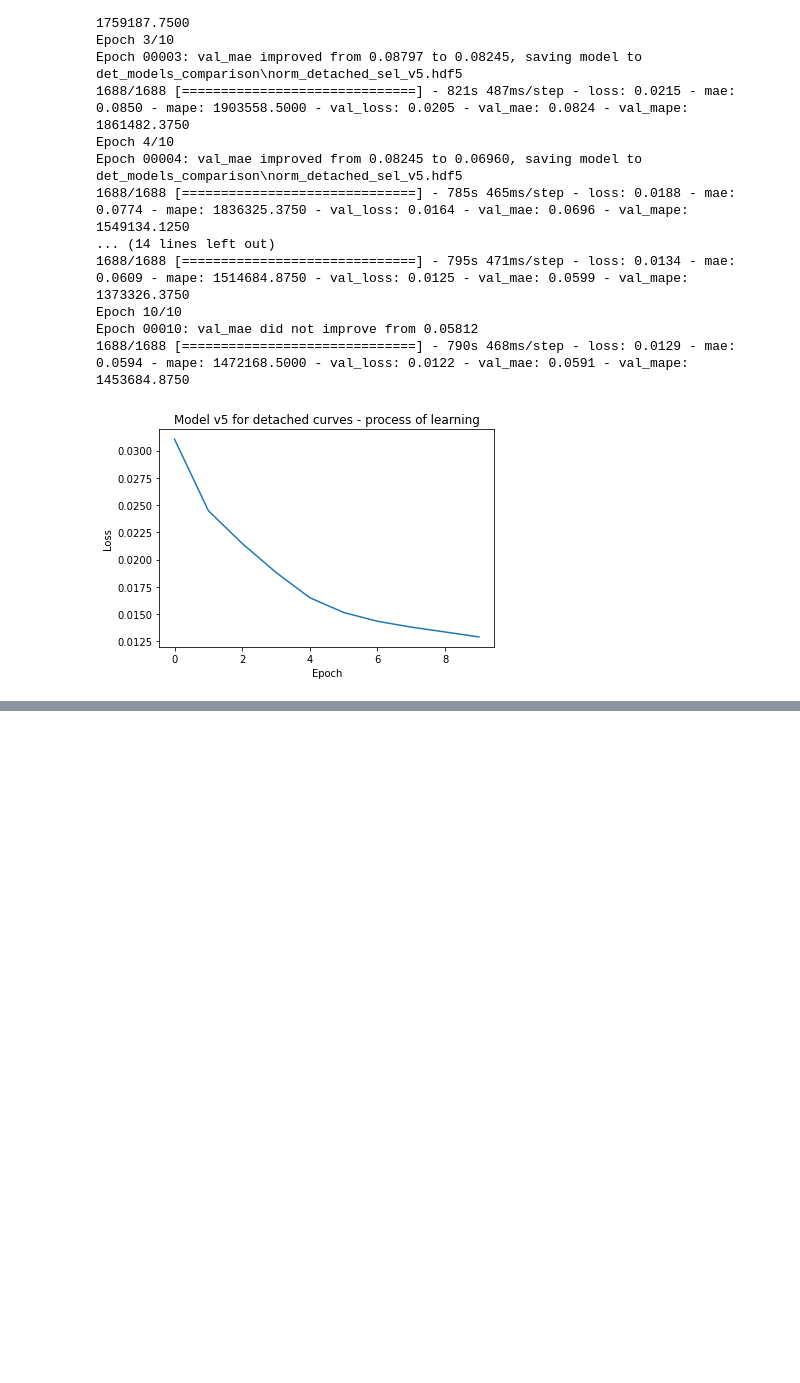
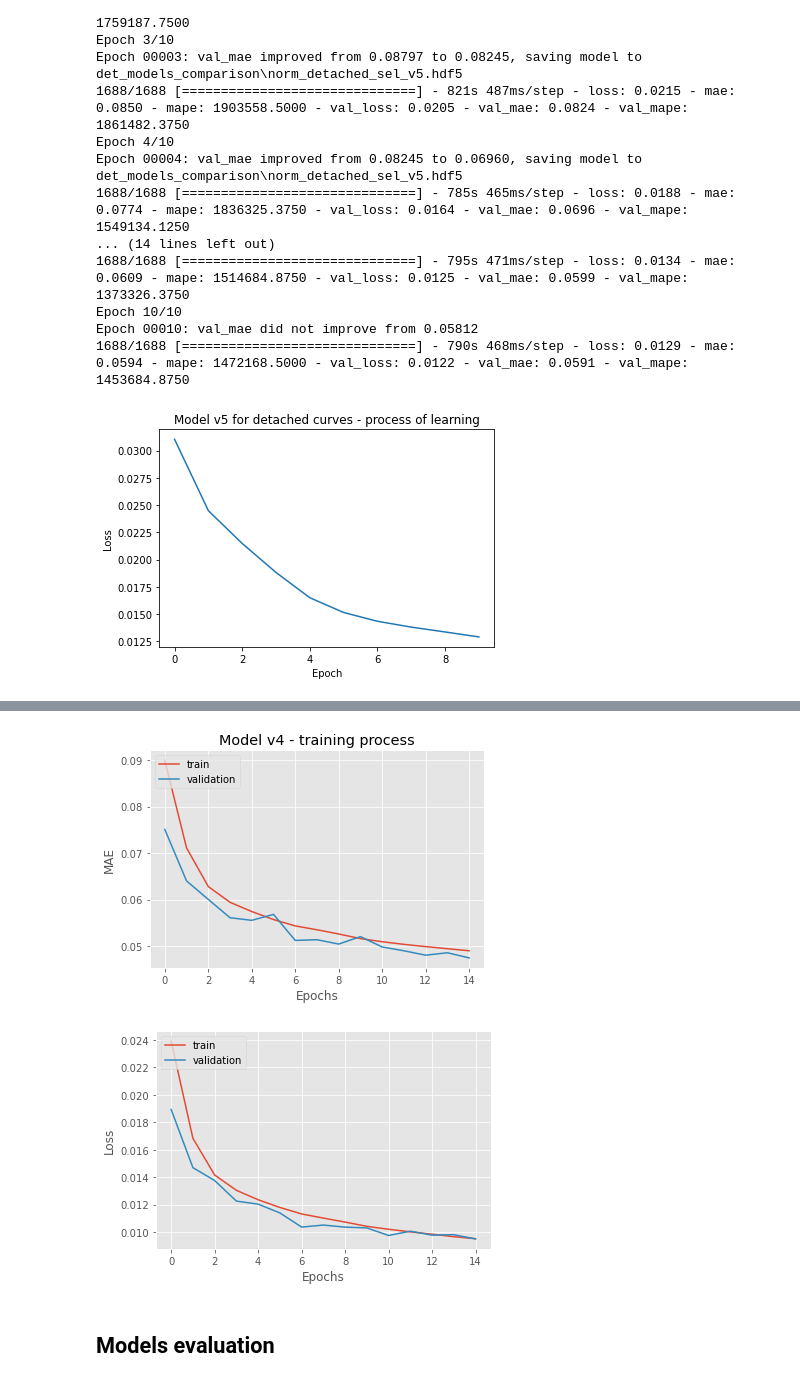
Before and after one commit to AdriNemcikova/DP, a Jupyter notebook: DET_models_comparison.ipynb, the cells around one changed output, grey strips where cells are left out. Cells and saved outputs as stored; diff of their text form; code cells hidden in the pictures; blank space fills up the shorter version.

Commit message:
new detached model

```diff
--- a/DET_models_comparison.ipynb
+++ b/DET_models_comparison.ipynb
@@ -49,7 +49,7 @@ def stochastic_noise_generator(curve):
     return np.random.normal(curve, sigma), np.full(curve.shape, sigma)
 # %%
 data = pd.read_pickle("detached_all_parameters.pkl").reset_index()
-data_sample = data.sample(n=50000)
+data_sample = data.sample(n=150000)
 list(data_sample.columns)
 # %% [output]
 ['index',
@@ -461,0 +464,16 @@ plt.savefig("det_models_comparison/model_v4.jpg")
+# %%
+inputs = Input(shape=(400, 1))
+b = Conv1D(128, kernel_size = 3, padding = "valid")(inputs)
+b = MaxPooling1D(2)(b)
+b = Conv1D(128, kernel_size = 3, padding = "valid")(b)
+b = MaxPooling1D(2)(b)
+b = Dropout(0.2)(b)
+b = LSTM(64, return_sequences=True)(b)
+b = LSTM(64, return_sequences=True)(b)
+b = Flatten()(b)
+b = Dense(64, activation='relu')(b)
+x = Dense(32, activation='relu')(b)
+output = Dense(5, activation='linear')(x)
+model_v4 = Model(inputs=inputs, outputs=output)
+model_v4.compile(loss='mse', optimizer='adam', metrics=["mae", "mape"])
+print(model_v4.summary())
@@ -461,0 +498,7 @@ plt.savefig("det_models_comparison/model_v4.jpg")
+# %%
+saved_model = "models/norm_detached_sel_v4.hdf5"
+checkpoint = ModelCheckpoint(saved_model, monitor = 'val_mae', verbose = 1, save_best_only = True, mode = 'min')
+early = EarlyStopping(monitor = "val_mae", mode = "min", patience = 25)
+callbacks_list = [checkpoint, early]
+# %%
+history4_new = model_v4.fit(X_train_n, y_train_n, validation_split = 0.1, epochs = 15, verbose = 1, callbacks = callbacks_list, batch_size = 64)
@@ -461,0 +523,25 @@ plt.savefig("det_models_comparison/model_v4.jpg")
+# %%
+def training_loss(history):
+    plt.style.use('ggplot')
+    plt.plot(history.history['mae'])
+    plt.plot(history.history['val_mae'])
+    plt.title('Model v4 - training process')
+    plt.ylabel('MAE')
+    plt.xlabel('Epochs')
+    plt.legend(['train', 'validation'], loc='upper left')
+    plt.show()
+    plt.style.use('ggplot')
+    plt.plot(history.history['loss'])
+    plt.plot(history.history['val_loss'])
+    plt.title('')
+    plt.ylabel('Loss')
+    plt.xlabel('Epochs')
+    plt.legend(['train', 'validation'], loc='upper left')
+    plt.show()
+
+training_loss(history4_new)
+# %% [output]
+[figure, added]
+[figure, added]
+# %% [markdown]
+## Models evaluation
```
Also changed, not shown: parts of 17 cells of this notebook, 6 other files.
